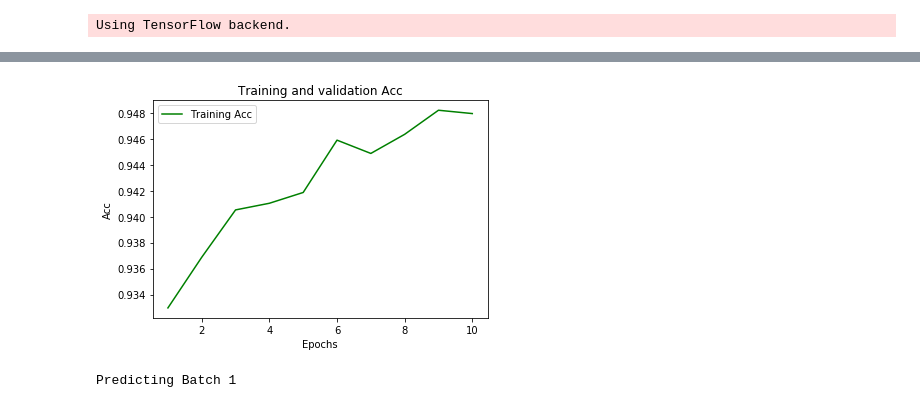
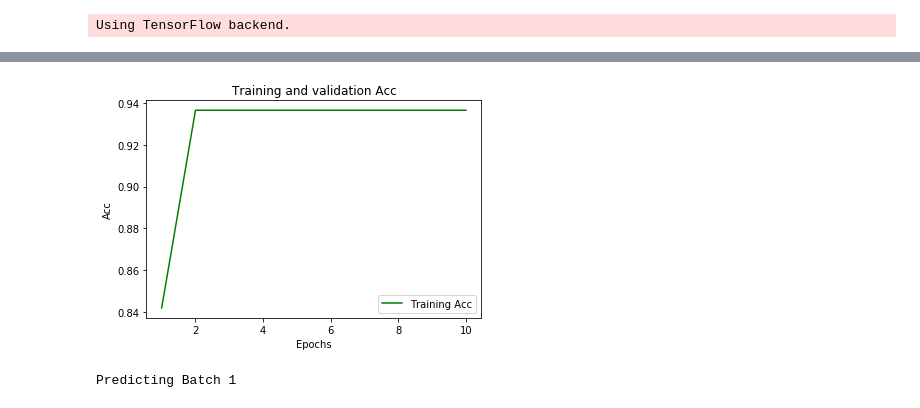
Before and after one commit to brentbiseda/w266_project, a Jupyter notebook: sentimentBERT/NER_task_ELMo.ipynb, the cells around one changed output, grey strips where cells are left out. Saved outputs shown, nothing was run; the diff lists cells and outputs as text; code cells hidden in the pictures.

```diff
--- a/sentimentBERT/NER_task_ELMo.ipynb
+++ b/sentimentBERT/NER_task_ELMo.ipynb
@@ -130,8 +126,8 @@ config = tf.ConfigProto(device_count = {'GPU': 0})
 # %%
-with tf.Session(config=config) as session:
+with tf.Session() as session:
     K.set_session(session)
     session.run(tf.global_variables_initializer())
     session.run(tf.tables_initializer())
-    history = model_elmo.fit(X, y, epochs=10, batch_size=100, validation_split = 0.001)
+    history = model_elmo.fit(X, y, epochs=10, batch_size=2000, validation_split = 0.001)
     model_elmo.save_weights('../model/elmo/model_elmo_twitter_weights.h5')
 # %% [output]
@@ -155,25 +157,25 @@ Epoch 10/10
 # %%
 import matplotlib.pyplot as plt
 %matplotlib inline
 
 #acc = history.history['acc']
-acc = history.history['accuracy']
+acc = history.history['acc']
 #val_acc = history.history['val_acc']
 loss = history.history['loss']
 #val_loss = history.history['val_loss']
 
 epochs = range(1, len(acc) + 1)
 
 plt.plot(epochs, acc, 'g', label='Training Acc')
 #plt.plot(epochs, val_acc, 'b', label='Validation Acc')
 plt.title('Training and validation Acc')
 plt.xlabel('Epochs')
 plt.ylabel('Acc')
 plt.legend()
 
 plt.show()
 # %% [output]
-[figure, old version]
+[figure, new version]
 # %%
 import math
 import time
```
Also changed, not shown: parts of 11 cells of this notebook, 4 other files.
